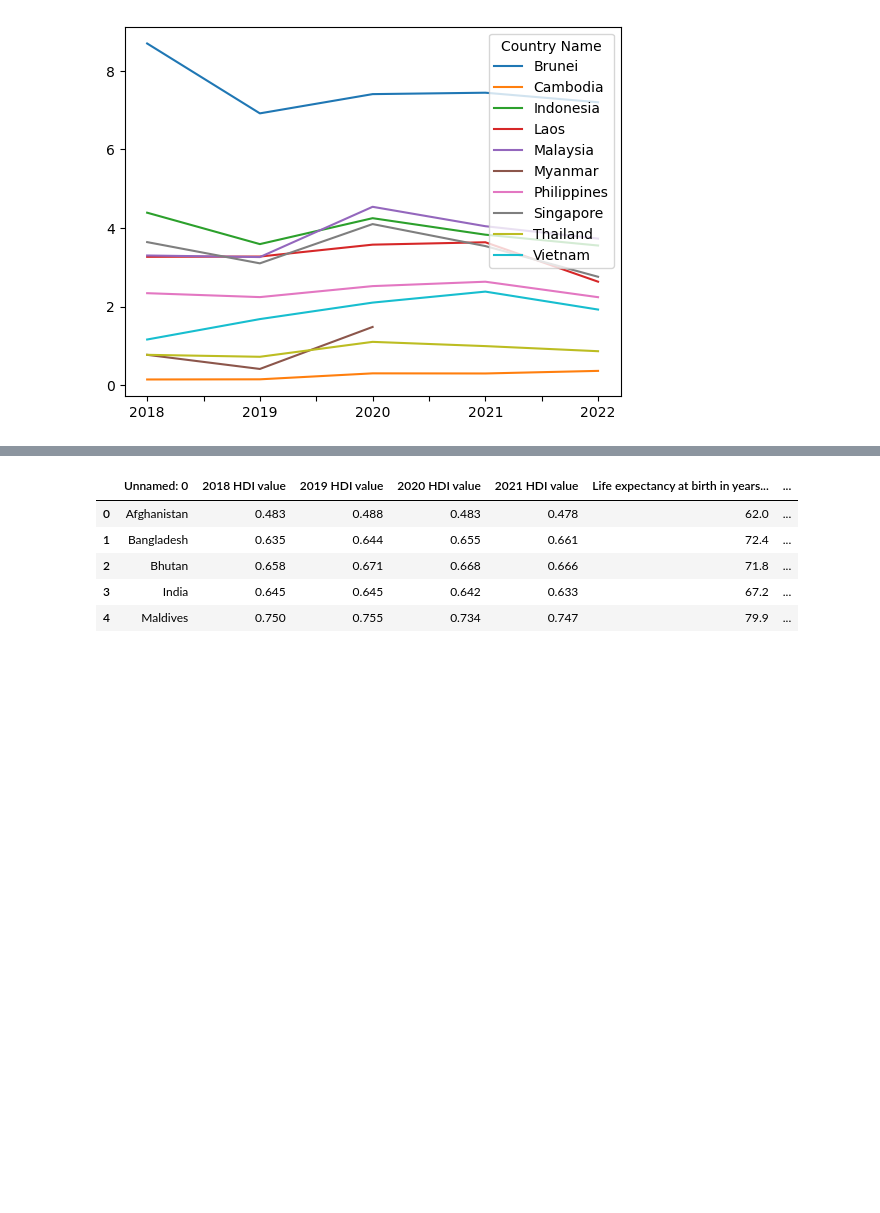
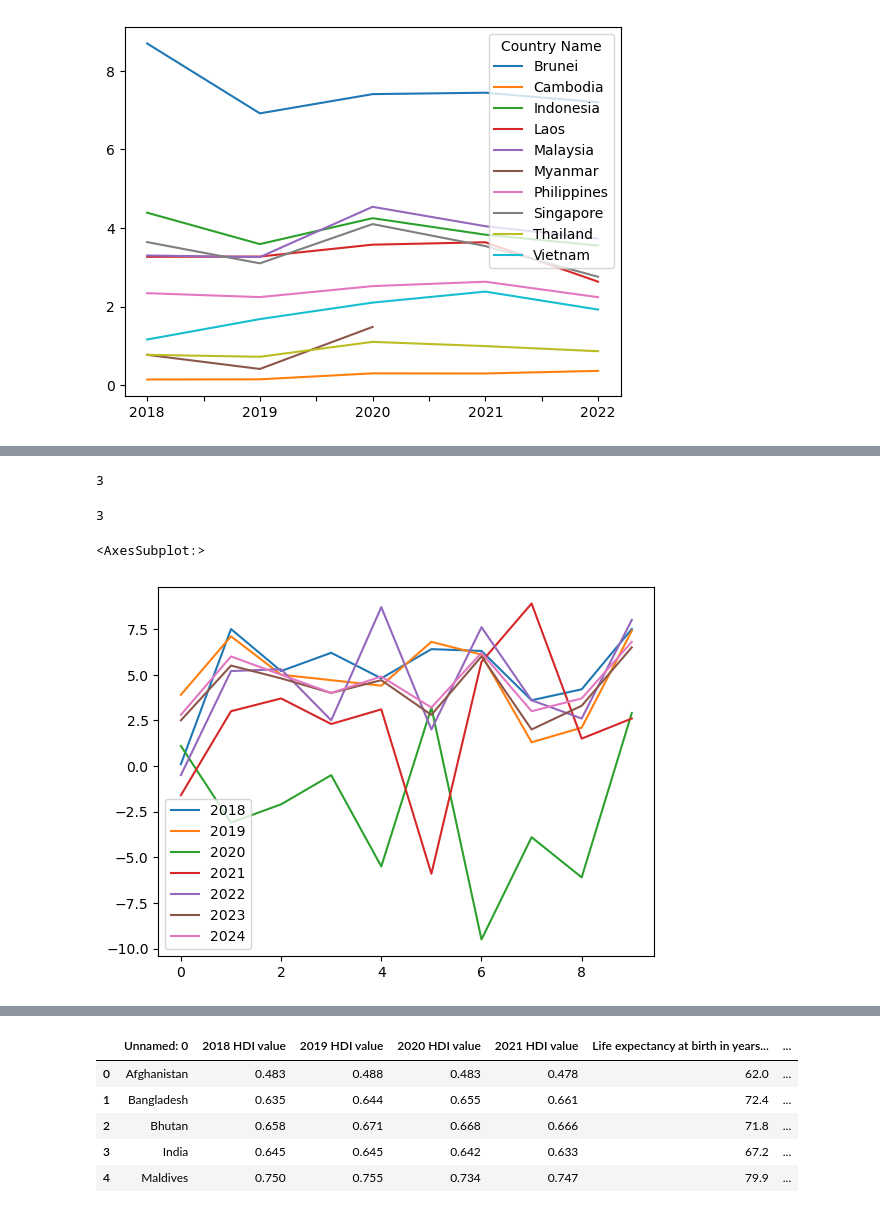
Before and after one commit to RuizLorenzoChavez/asean-datascience, a Jupyter notebook: GillCleaning.ipynb, the cells around one changed output, grey strips where cells are left out. Saved outputs shown, nothing was run; the diff lists cells and outputs as text; code cells hidden in the pictures; blank space fills up the shorter version.

Commit message:
GDPgrowth dataset done

```diff
--- a/GillCleaning.ipynb
+++ b/GillCleaning.ipynb
@@ -275,0 +280,4 @@ GDPgrowth.head()
+# %%
+GDPgrowth.isnull().sum().sum()
+# %% [output]
+3
@@ -275,0 +286,4 @@ GDPgrowth.head()
+# %%
+GDPgrowth.isnull().sum().sum()
+# %% [output]
+3
@@ -275,0 +298,6 @@ GDPgrowth.head()
+# %%
+GDPgrowth_ASEAN_w2yearprojection = pd.read_csv('cleaned-data/ASEAN_GDPgrowth_cleaned.csv')
+GDPgrowth_ASEAN_w2yearprojection.plot(kind = 'line')
+# %% [output]
+<AxesSubplot:>
+[figure, added]
```
Also changed, not shown: parts of 11 cells of this notebook, 3 other files.
